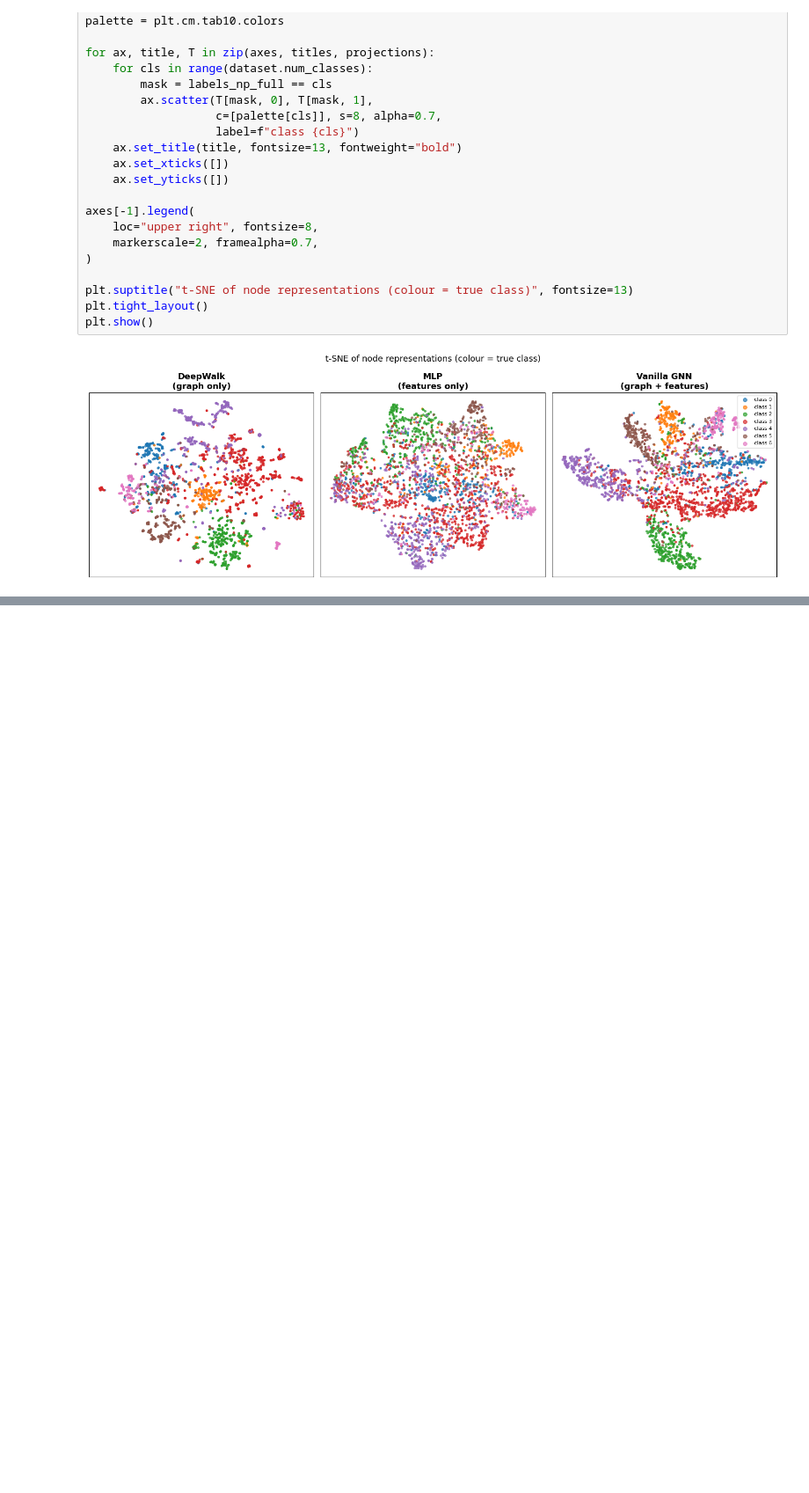
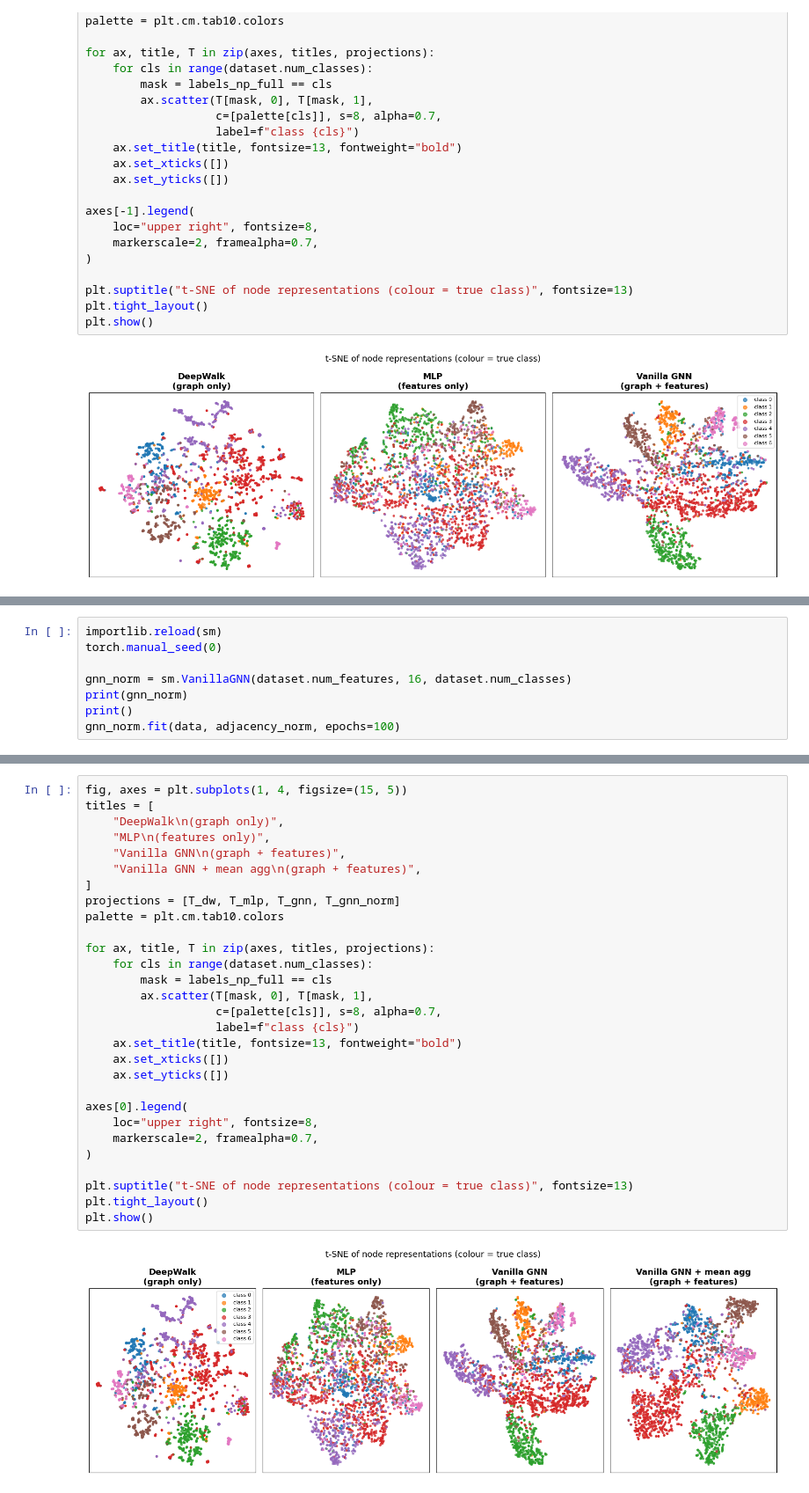
Before and after one commit to Vladkutsyk/GraphLearning, a Jupyter notebook: HW2/4. NodeFeatures.ipynb, the cells around one changed output, grey strips where cells are left out. Shown at 88% size. Drawn from its saved outputs; the diff is of its cells as text; blank space fills up the shorter version.

```diff
--- a/HW2/4. NodeFeatures.ipynb
+++ b/HW2/4. NodeFeatures.ipynb
@@ -728,0 +762,8 @@ plt.show()
+# %%
+importlib.reload(sm)
+torch.manual_seed(0)
+
+gnn_norm = sm.VanillaGNN(dataset.num_features, 16, dataset.num_classes)
+print(gnn_norm)
+print()
+gnn_norm.fit(data, adjacency_norm, epochs=100)
@@ -728,0 +843,31 @@ plt.show()
+# %%
+fig, axes = plt.subplots(1, 4, figsize=(15, 5))
+titles = [
+    "DeepWalk\n(graph only)",
+    "MLP\n(features only)",
+    "Vanilla GNN\n(graph + features)",
+    "Vanilla GNN + mean agg\n(graph + features)",
+]
+projections = [T_dw, T_mlp, T_gnn, T_gnn_norm]
+palette = plt.cm.tab10.colors
+
+for ax, title, T in zip(axes, titles, projections):
+    for cls in range(dataset.num_classes):
+        mask = labels_np_full == cls
+        ax.scatter(T[mask, 0], T[mask, 1],
+                   c=[palette[cls]], s=8, alpha=0.7,
+                   label=f"class {cls}")
+    ax.set_title(title, fontsize=13, fontweight="bold")
+    ax.set_xticks([])
+    ax.set_yticks([])
+
+axes[0].legend(
+    loc="upper right", fontsize=8,
+    markerscale=2, framealpha=0.7,
+)
+
+plt.suptitle("t-SNE of node representations (colour = true class)", fontsize=13)
+plt.tight_layout()
+plt.show()
+# %% [output]
+[figure, added]
```
Also changed, not shown: parts of 12 cells of this notebook, 1 other file.
